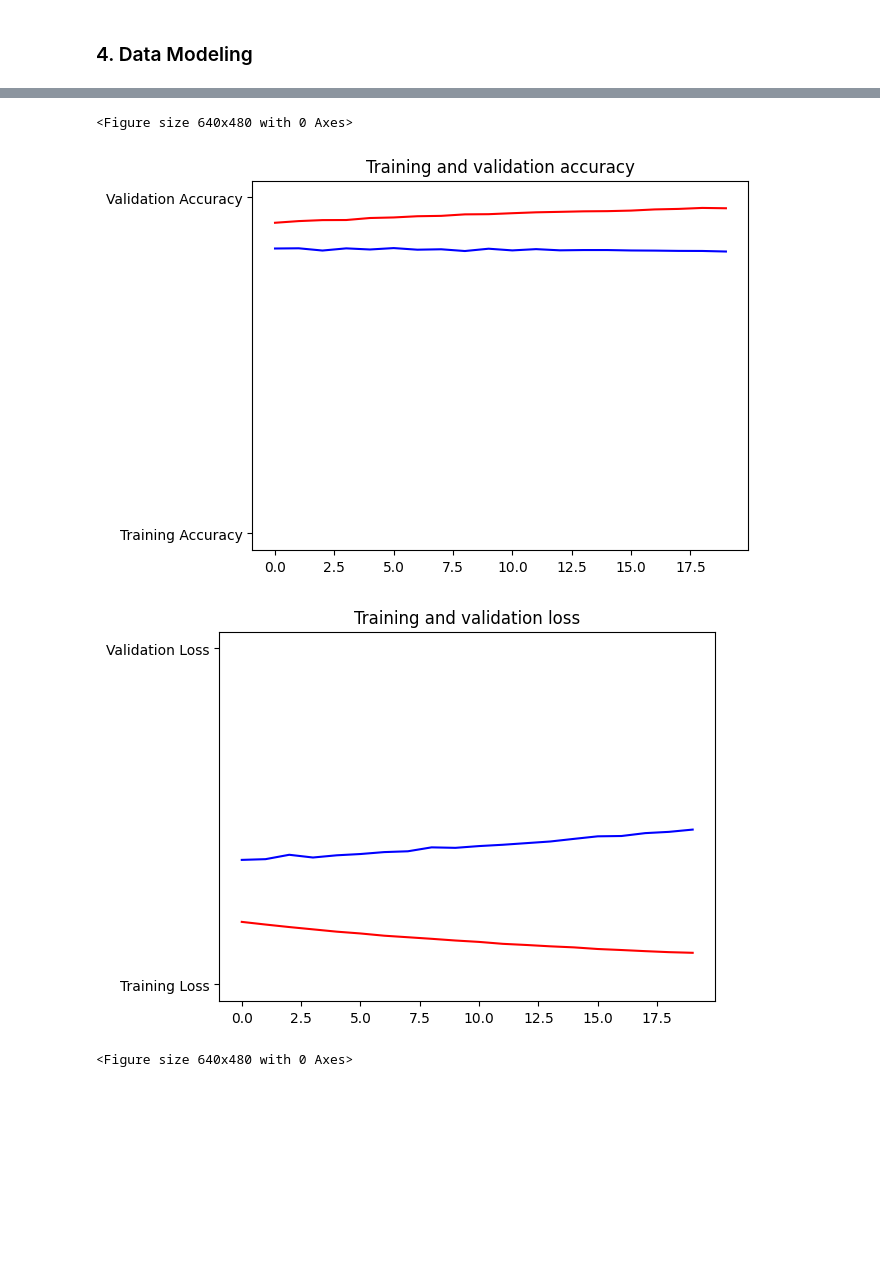
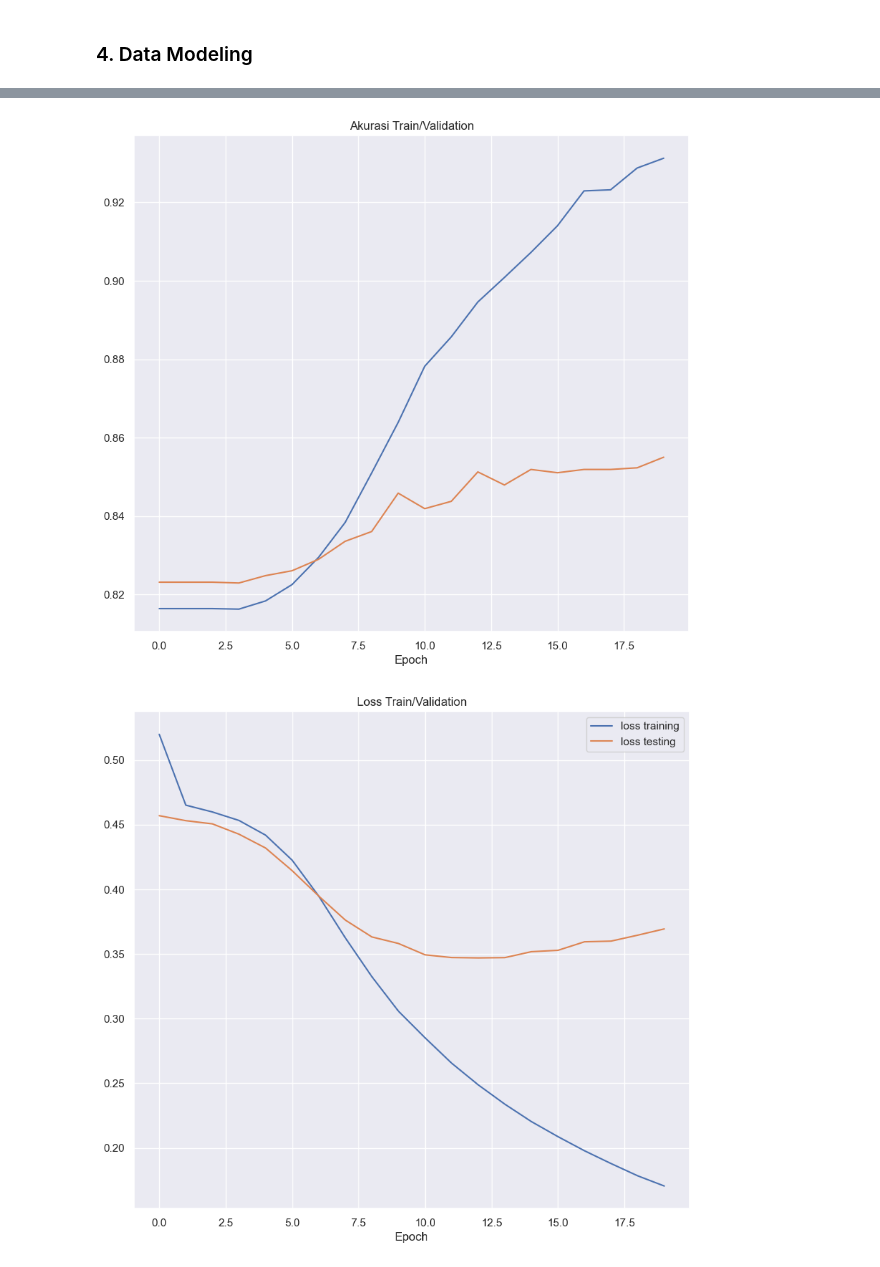
Before and after one commit to MirrorBottle/s3-kb-genshin-sentiment, a Jupyter notebook: main.ipynb, the cells around one changed output, grey strips where cells are left out. Drawn from its saved outputs; the diff is of its cells as text; code cells hidden in the pictures; blank space fills up the shorter version.

```diff
--- a/main.ipynb
+++ b/main.ipynb
@@ -188,23 +188,29 @@ Epoch 20/20
 # %%
-%matplotlib inline
+#import library untuk visualisasi yaitu seaborn dan matplotlib
 import matplotlib.pyplot as plt
-import matplotlib.image as mpimg
+
+#deklarasi variabel yang menyimpan nilai training dan testing
 acc = history.history['accuracy']
 val_acc = history.history['val_accuracy']
 loss = history.history['loss']
 val_loss = history.history['val_loss']
-epochs=range(len(acc))
-plt.plot(epochs, acc, 'r', 'Training Accuracy')
-plt.plot(epochs, val_acc, 'b', 'Validation Accuracy')
-plt.title('Training and validation accuracy')
-plt.figure()
-plt.plot(epochs, loss, 'r', 'Training Loss')
-plt.plot(epochs, val_loss, 'b', 'Validation Loss')
-plt.title('Training and validation loss')
-plt.figure()
+
+#proses visualisasi
+plt.figure(figsize=(10,9))
+
+plt.plot(epochs,acc,label='Akurasi Training')
+plt.plot(epochs,val_acc,label='Akurasi testing')
+plt.xlabel("Epoch")
+plt.title("Akurasi Train/Validation")
+plt.show()
+
+plt.figure(figsize=(10,9))
+sn.lineplot(loss,label='loss training')
+sn.lineplot(val_loss,label='loss testing')
+plt.xlabel("Epoch")
+plt.title("Loss Train/Validation")
+plt.show()
 # %% [output]
-<Figure size 640x480 with 0 Axes>
-[figure, old version]
+[figure, new version]
-[figure, old version]
+[figure, new version]
-<Figure size 640x480 with 0 Axes>
 # %%
```
Also changed, not shown: parts of 5 cells of this notebook.
